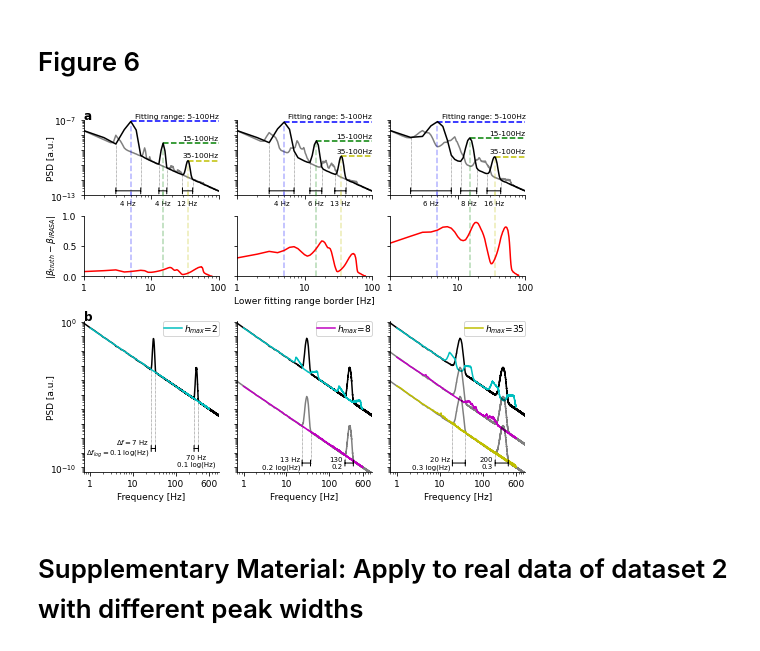
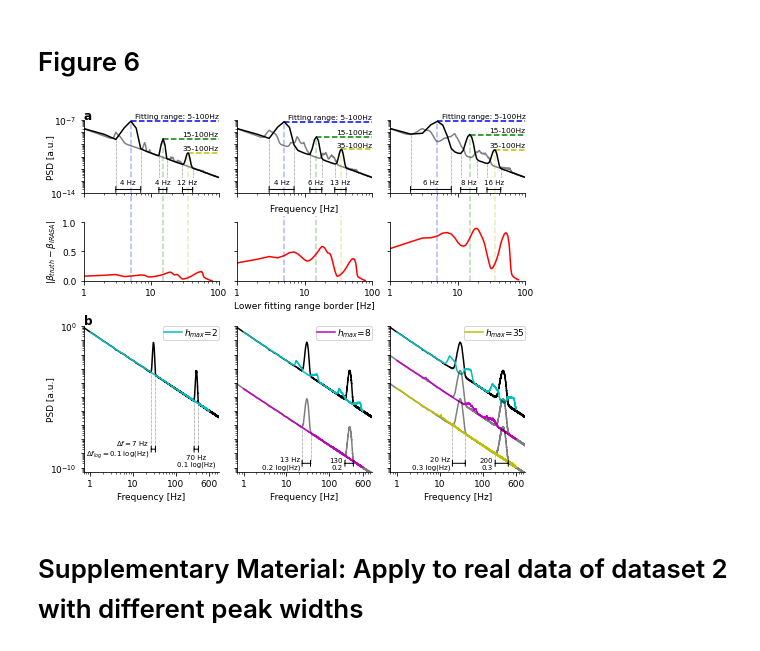
Before and after one commit to moritz-gerster/separating_periodic_from_aperiodic_PSDs, a Jupyter notebook: Fig6.ipynb, the cells around one changed output. Saved outputs shown, nothing was run; the diff lists cells and outputs as text; code cells hidden in the pictures.

```diff
--- a/Fig6.ipynb
+++ b/Fig6.ipynb
@@ -617,7 +616,7 @@ ax = ax_a21
 # Plot sim
 ax.loglog(freq_a, full_psd_b, c_sim)
 ax.loglog(freq0, psd_aperiodic_b, c_ap, zorder=0)
-draw_fitrange(ax_a21, ax_a22, full_psd_b, freqs123, colors123)
+draw_fitrange(ax_a21, ax_a22, full_psd_b, freqs123, colors123, ymax=1.1)
 
 annotate_range(ax, **fit_range_a21)
 annotate_range(ax, **fit_range_a22)
@@ -628,6 +627,7 @@ y_minor = mpl.ticker.LogLocator(subs=np.arange(0, 1, 0.1), numticks=10)
 ax.yaxis.set_minor_locator(y_minor)
 ax.set_yticklabels([], minor=True)
 ax.set(**axes_a21)
+ax.set_xlabel(xlabel_a21)
 
 # a22
 ax = ax_a22
@@ -702,34 +702,34 @@ ax.yaxis.set_minor_locator(y_minor)
 ax.set_yticklabels([], minor=True)
 ax.legend(**leg)
 
 # b3
 ax = ax_b3
 ax.loglog(freqs_l, full_psd_l, c_sim)
 ax.loglog(freqs_sim_l, ap_sim_l_h1, c_h1)
 
 ax.loglog(freqs_l, peak_psd_l_low, c_sim, alpha=.5)
 ax.loglog(freqs_sim_l, ap_sim_l_h2, c_h3)
 
 ax.loglog(freqs_l, peak_psd_l_lower, c_sim, alpha=.5)
 ax.loglog(freqs_sim_l, ap_sim_l_h3, c_h2,
           label=r"$h_{max}$="f"{h_max_l}")
 
 # annotate freq bandwidth
 annotate_range(ax, **anno_large1)
 annotate_range(ax, **anno_large2)
 
 # Set axes
 ax.set(**axes_b2)
 y_minor = mpl.ticker.LogLocator(subs=np.arange(0, 1, 0.1), numticks=20)
 ax.yaxis.set_minor_locator(y_minor)
 ax.set_yticklabels([], minor=True)
 ax.legend(**leg)
 
 plt.savefig(fig_path + "Fig6.pdf", bbox_inches="tight")
 plt.savefig(fig_path + "Fig6.png", dpi=1000, bbox_inches="tight")
 plt.show()
 # %% [output]
-[figure, old version]
+[figure, new version]
 # %% [markdown]
 # Supplementary Material: Apply to real data of dataset 2 with different peak widths
 # %%
```
Also changed, not shown: parts of 4 cells of this notebook, 4 other files.
